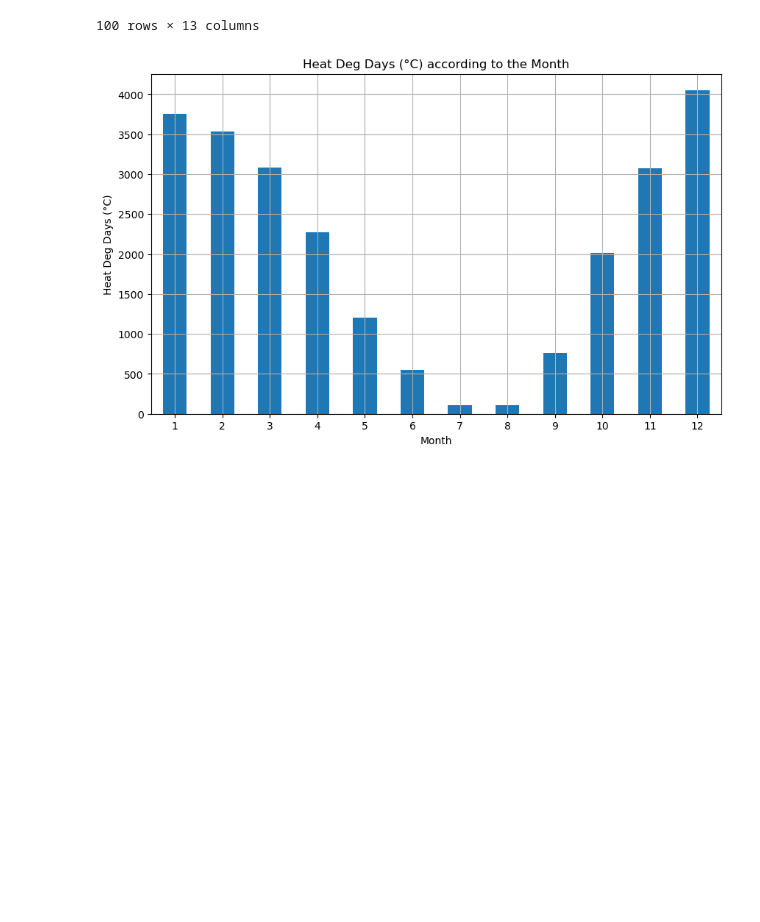
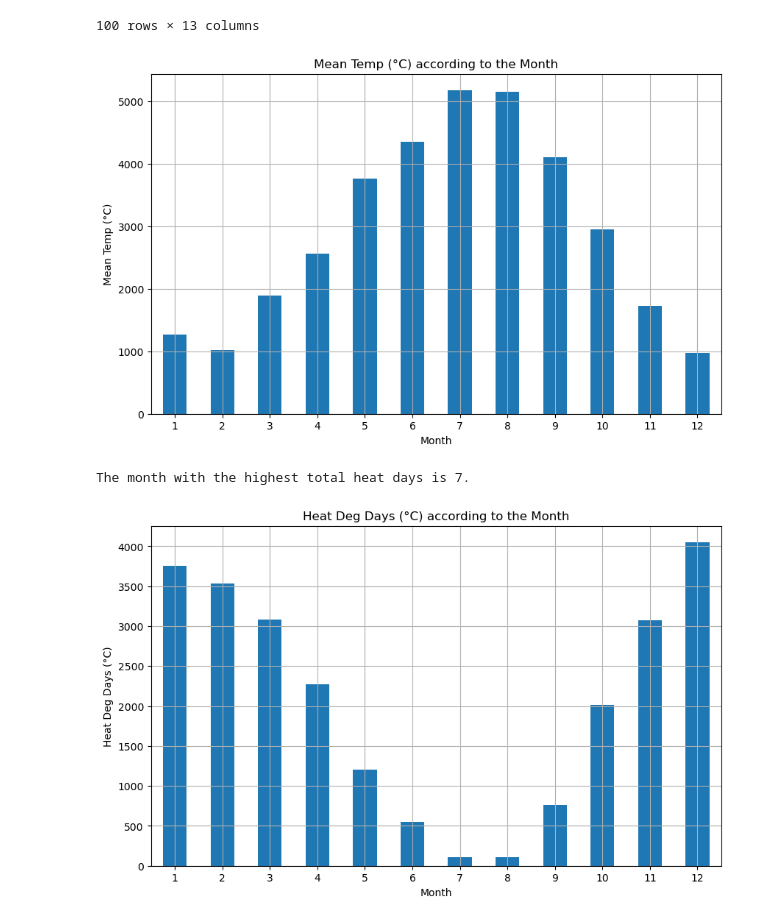
Before and after one commit to tombra1984/Vancouver_Weather_Predictions, a Jupyter notebook: EDA1.ipynb, the cells around one changed output. Cells and saved outputs as stored; diff of their text form; code cells hidden in the pictures; blank space fills up the shorter version.

```diff
--- a/EDA1.ipynb
+++ b/EDA1.ipynb
@@ -459,22 +459,25 @@ combined_selected_filled
 | 3286 | 2022 | 12 | 31 | 9.6 | 2.2 | 5.9 | 12.1 | ... |
 100 rows × 13 columns
 # %%
-# Calculate total daily heat for each month
-Daily_total_Heat_Days = combined_selected_filled.groupby('Month')['Mean Temp (°C)'].sum()
+# Calculate total daily mean temp for each month
+Daily_total_mean_Days = combined_selected_filled.groupby('Month')['Mean Temp (°C)'].sum()
 
-# Create a bar plot to show the total heat for each month
+# Create a bar plot to show the total mean temp for each month
 plt.figure(figsize=(10, 6))
-Daily_total_Heat_Days.plot(kind='bar')
+Daily_total_mean_Days.plot(kind='bar')
 plt.xlabel('Month')
-plt.ylabel('Heat Deg Days (°C)')
-plt.title('Heat Deg Days (°C) according to the Month')
+plt.ylabel('Mean Temp (°C)')
+plt.title('Mean Temp (°C) according to the Month')
 plt.xticks(rotation=0)
 plt.grid(True)
 plt.show()
 
 # Identify the month with the highest total precipitation
-max_Heat_Month = Daily_total_Heat_Days.idxmax()
+max_Heat_Month = Daily_total_mean_Days.idxmax()
 print(f"The month with the highest total heat days is {max_Heat_Month}.")
+# %% [output]
+[figure, added]
+The month with the highest total heat days is 7.
 # %%
 # Calculate total daily heat for each month
 Daily_total_Heat_Days = combined_selected_filled.groupby('Month')['Heat Deg Days (°C)'].sum()
```
